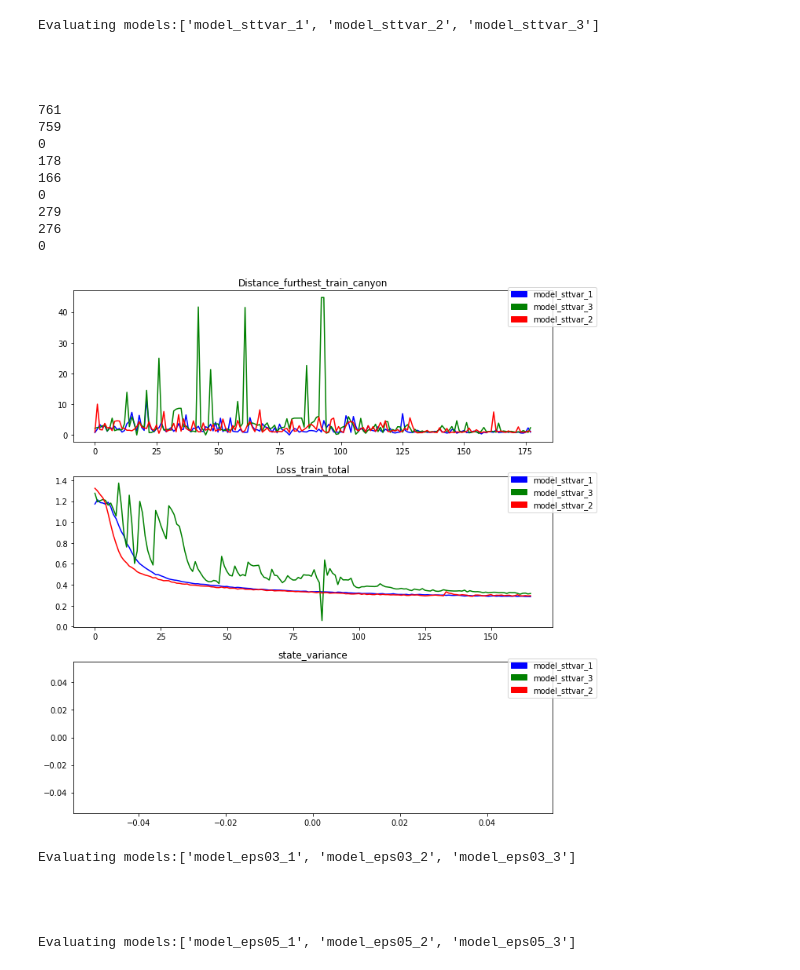
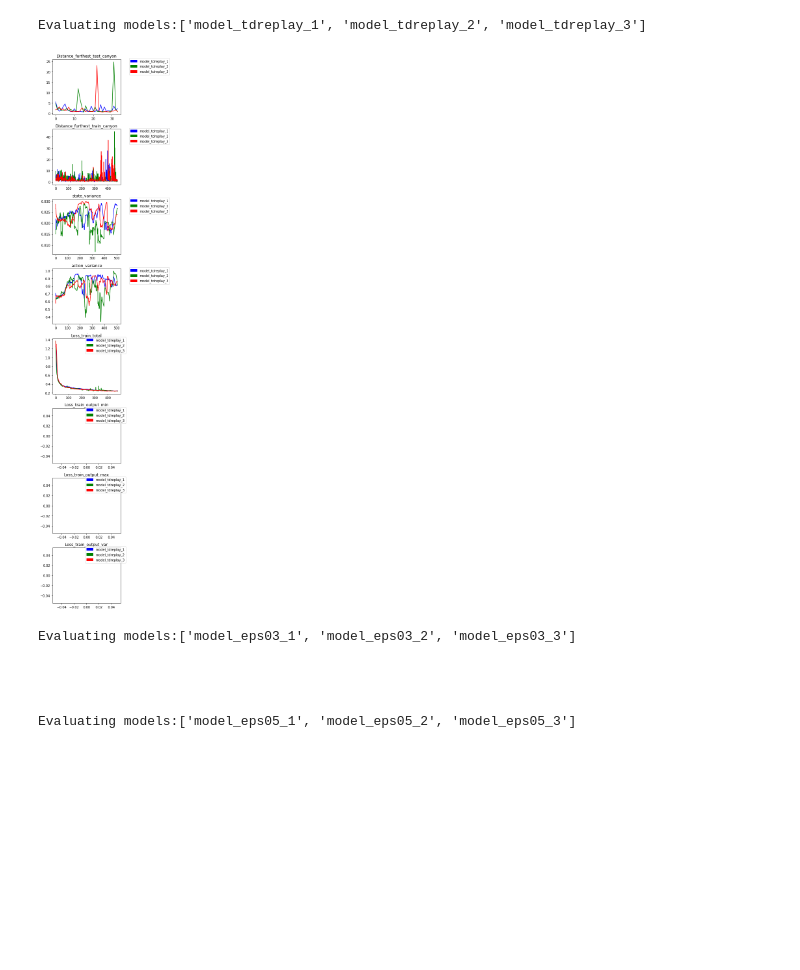
Before and after one commit to kkelchte/pilot, a Jupyter notebook: scripts/evaluate_q_learning_in_simulation.ipynb, the cells around one changed output. Saved outputs shown, nothing was run; the diff lists cells and outputs as text; code cells hidden in the pictures; blank space fills up the shorter version.

```diff
--- a/scripts/evaluate_q_learning_in_simulation.ipynb
+++ b/scripts/evaluate_q_learning_in_simulation.ipynb
@@ -47,7 +47,7 @@ def evaluate(model_dirs,tags,verbose):
         return
     # Plot the data for each tag
     colors=['b', 'g', 'r', 'c', 'm', 'y', 'k']
-    plt.figure(figsize=(10,10))
+    plt.figure(figsize=(6,len(tags)*3))
     lengths={t:min([len(data[model_dir][t]) for model_dir in data.keys()]) for t in tags}
     for index, t in enumerate(tags):
         plt.subplot(len(tags),1, index+1)
@@ -58,38 +58,31 @@ def evaluate(model_dirs,tags,verbose):
             patches.append(mpatches.Patch(color=colors[mindex%len(colors)], label=model_dir.split('/')[-1]))
         plt.legend(handles=patches,bbox_to_anchor=(1.1, 1.05))
     plt.tight_layout()
+
     if verbose: print 'done'
 # %%
 # ONLINE EVALUATION PARAMETER SEARCH
 root_dir='/esat/opal/kkelchte/docker_home/tensorflow/log/on_depth_turtle'
 # model_dirs=sorted([root_dir+'/'+d for d in os.listdir(root_dir) if "model" in d and('tdreplay' in d or 'actreplay' in d or 'ref' in d)])
 # model_dirs=sorted([root_dir+'/'+d for d in os.listdir(root_dir) if "model" in d and '_1' in d and ('tdreplay' in d or 'ref5000' in d) and not 'priokeep' in d ])
-model_dirs=sorted([root_dir+'/'+d for d in os.listdir(root_dir) if "model" in d and 'sttvar' in d and not '_priokeep' in d])
+# model_dirs=sorted([root_dir+'/'+d for d in os.listdir(root_dir) if "model" in d and 'sttvar' in d and not '_priokeep' in d])
+# model_dirs=sorted([root_dir+'/'+d for d in os.listdir(root_dir) if "model" in d and ('ref2' in d and not '_1' in d)])
+# model_dirs=sorted([root_dir+'/'+d for d in os.listdir(root_dir) if "model" in d and 'eps1_' in d ])
+model_dirs=sorted([root_dir+'/'+d for d in os.listdir(root_dir) if "model" in d and 'tdreplay' in d ])
 print('Evaluating models:'+str(sorted([os.path.basename(model) for model in model_dirs])))
 # uncomment to see possible tags
 # with open([root_dir+'/'+os.path.basename(model_dirs[0])+'/'+r for r in os.listdir(root_dir+'/'+os.path.basename(model_dirs[0])) if r.startswith('2018') and r.endswith('train') and os.path.isfile(root_dir+'/'+os.path.basename(model_dirs[0])+'/'+r+'/tf_log')][0]+'/tf_log','r') as log_file:
 #     tags=[]
 #     for line in log_file.readlines(): tags.extend([ e.split(':')[0][1:] for e in line.split(',')if e.split(':')[0][1:] not in tags][1:])
 #     print "Tags: ",tags
-tags=['Distance_furthest_train_canyon','Loss_train_total','state_variance']
+tags=['Distance_furthest_test_canyon','Distance_furthest_train_canyon', 'state_variance', 'action_variance', 'Loss_train_total',
+      'Loss_train_output_min', 'Loss_train_output_max', 'Loss_train_output_var']
+# tags=['Distance_furthest_train_canyon','Loss_train_total','state_variance']
 # tags=['Distance_furthest_train_canyon','Distance_furthest_test_canyon','Loss_train_total','state_variance']
 evaluate(model_dirs,tags,False)
 # %% [output]
-Evaluating models:['model_sttvar_1', 'model_sttvar_2', 'model_sttvar_3']
-
-
-
-
-761
-759
-0
-178
-166
-0
-279
-276
-0
+Evaluating models:['model_tdreplay_1', 'model_tdreplay_2', 'model_tdreplay_3']
-[figure, old version]
+[figure, new version]
 # %%
 # root_dir='/esat/opal/kkelchte/docker_home/tensorflow/log/on_depth_turtle'
 # model_dirs=sorted([root_dir+'/'+d for d in os.listdir(root_dir) if "model" in d and 'ref5000' in d])
```
Also changed, not shown: 7 other files.
